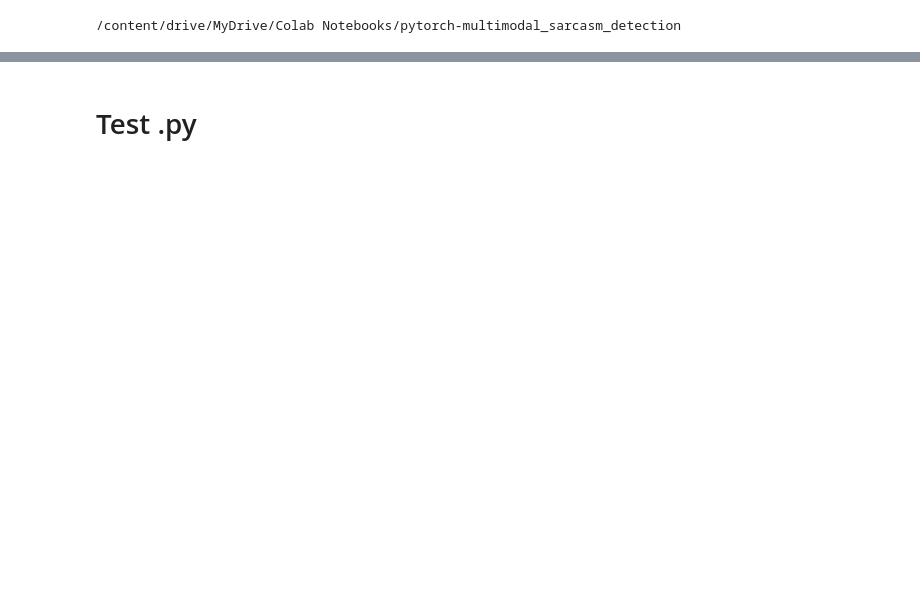
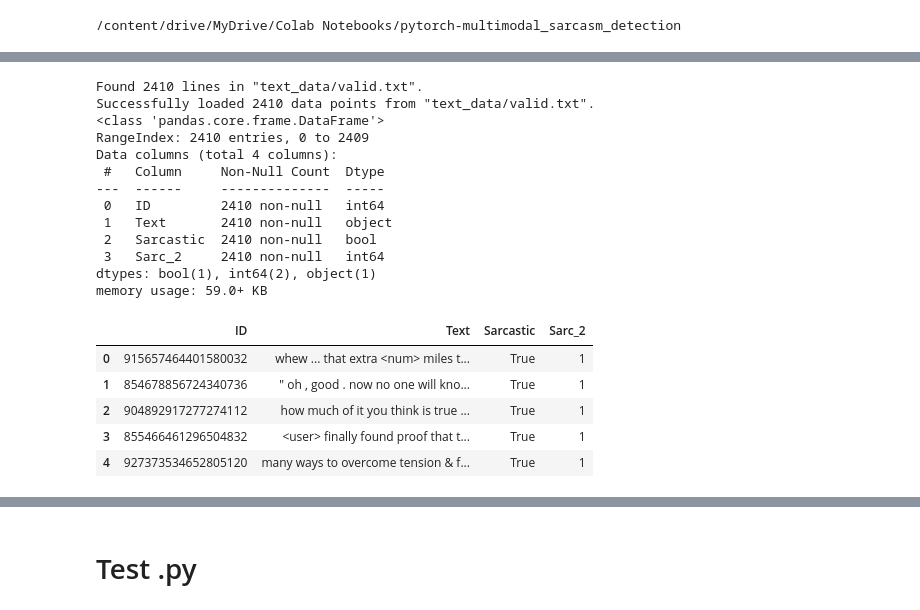
Before and after one commit to feiLinX/Sarcasm-Detection, a Jupyter notebook: run.ipynb, the cells around one changed output, grey strips where cells are left out. Drawn from its saved outputs; the diff is of its cells as text; code cells hidden in the pictures; blank space fills up the shorter version.

```diff
--- a/run.ipynb
+++ b/run.ipynb
@@ -8,0 +58,26 @@ from google.colab import drive
+# %%
+def load_data_lists(path):
+    data_points_lists = []
+    with open(path, encoding='utf-8') as f:
+        lines = f.readlines()
+
+        for line in lines:
+            try:
+                data_points_lists.append(ast.literal_eval(line))
+            except:
+                # Ignore lines with errors
+                pass
+
+    print('Found {} lines in "{}".'.format(len(lines), path))
+    print('Successfully loaded {} data points from "{}".'.format(len(data_points_lists), path))
+
+    return data_points_lists
+
+COLUMN_NAMES = ['ID', 'Text', 'Sarcastic']
+# %%
+def construct_df(data_points_lists, column_names=COLUMN_NAMES):
+    df = pd.DataFrame(data_points_lists, columns=column_names)
+    df['ID'] = pd.to_numeric(df['ID'])
+    df['Sarcastic'] = df['Sarcastic'].astype('bool')
+
+    return df
@@ -8,0 +108,25 @@ from google.colab import drive
+# %%
+valid_df = construct_df(load_data_lists('text_data/valid.txt'), column_names=COLUMN_NAMES + ['Sarc_2'])
+
+valid_df.info()
+valid_df.head()
+# %% [output]
+Found 2410 lines in "text_data/valid.txt".
+Successfully loaded 2410 data points from "text_data/valid.txt".
+<class 'pandas.core.frame.DataFrame'>
+RangeIndex: 2410 entries, 0 to 2409
+Data columns (total 4 columns):
+ #   Column     Non-Null Count  Dtype
+---  ------     --------------  -----
+ 0   ID         2410 non-null   int64
+ 1   Text       2410 non-null   object
+ 2   Sarcastic  2410 non-null   bool
+ 3   Sarc_2     2410 non-null   int64
+dtypes: bool(1), int64(2), object(1)
+memory usage: 59.0+ KB
+|  | ID | Text | Sarcastic | Sarc_2 |
+| 0 | 915657464401580032 | whew ... that extra <num> miles t... | True | 1 |
+| 1 | 854678856724340736 | " oh , good . now no one will kno... | True | 1 |
+| 2 | 904892917277274112 | how much of it you think is true ... | True | 1 |
+| 3 | 855466461296504832 | <user> finally found proof that t... | True | 1 |
+| 4 | 927373534652805120 | many ways to overcome tension & f... | True | 1 |
```
Also changed, not shown: parts of 59 cells of this notebook, 4 other files.
